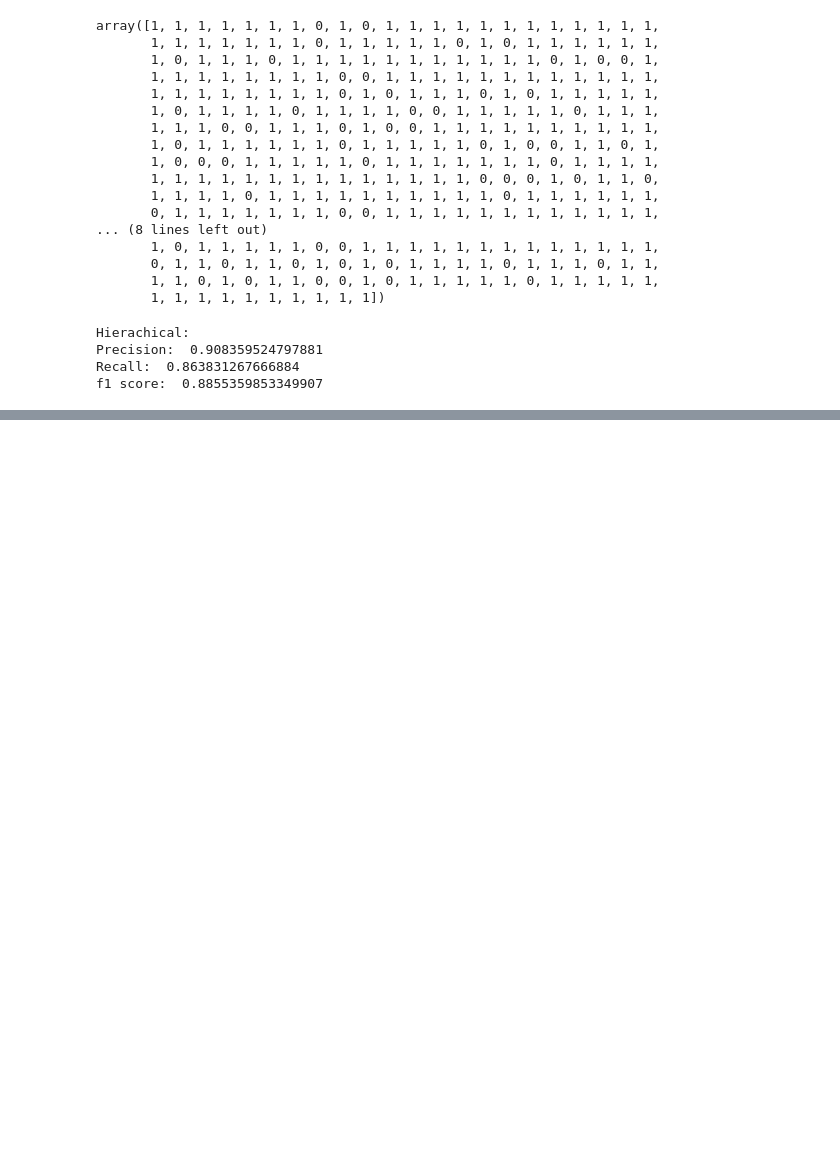
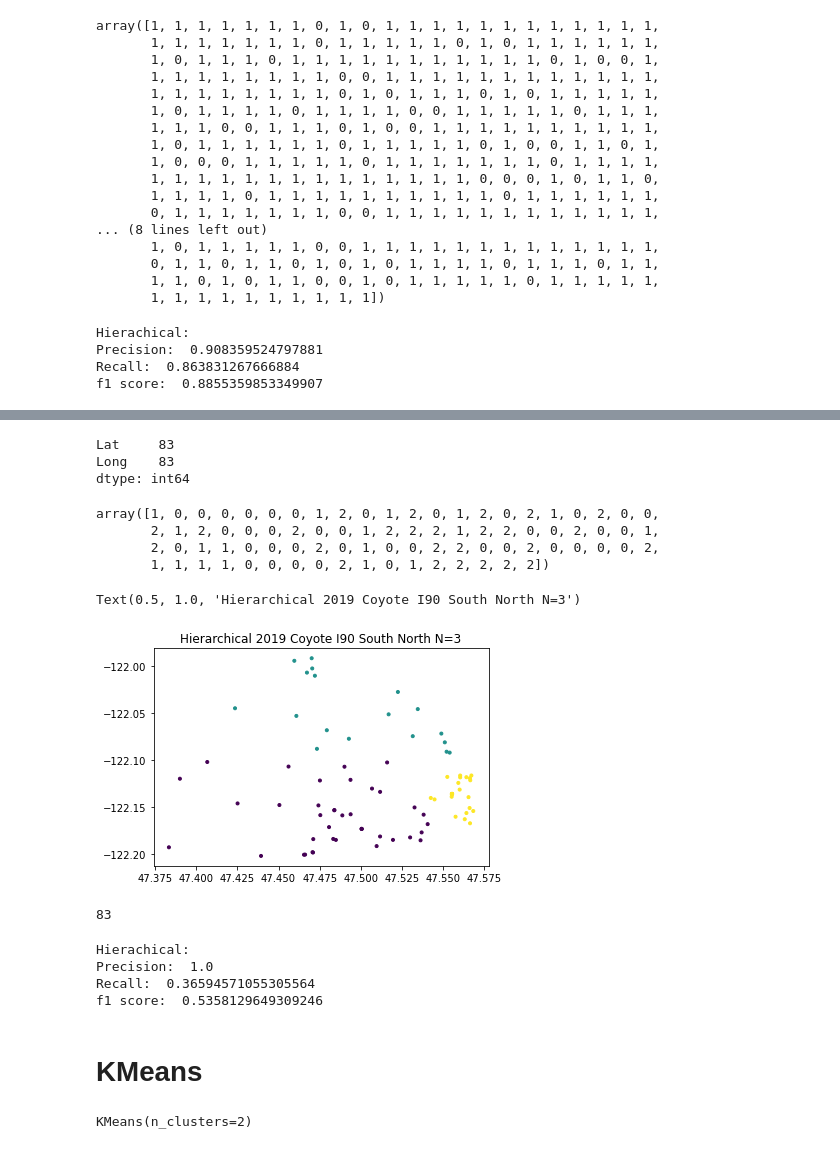
Before and after one commit to baew-seattleu/carnivore-spotter, a Jupyter notebook: Bcubed.ipynb, the cells around one changed output, grey strips where cells are left out. Drawn from its saved outputs; the diff is of its cells as text; code cells hidden in the pictures; blank space fills up the shorter version.

```diff
--- a/Bcubed.ipynb
+++ b/Bcubed.ipynb
@@ -629,0 +674,28 @@ f1 score:  0.8855359853349907
+# %%
+p_in_I90_South_North_2019 = []
+
+for p in rec19_king_numpy:
+    point= Point(p[0],p[1])
+    if(polygon_I90_South_North.contains(point)):
+        p_in_I90_South_North_2019.append(p)
+# %%
+df19_I90_South_North = pd.DataFrame(np.array(p_in_I90_South_North_2019),columns = ['Lat','Long'])
+df19_I90_South_North.count()
+# %% [output]
+Lat     83
+Long    83
+dtype: int64
+# %%
+hier_I90_South_North = AgglomerativeClustering(n_clusters = 3, affinity = 'euclidean', linkage = 'ward')
+hier_I90_South_North.fit_predict(df19_I90_South_North)
+# %% [output]
+array([1, 0, 0, 0, 0, 0, 0, 1, 2, 0, 1, 2, 0, 1, 2, 0, 2, 1, 0, 2, 0, 0,
+       2, 1, 2, 0, 0, 0, 2, 0, 0, 1, 2, 2, 2, 1, 2, 2, 0, 0, 2, 0, 0, 1,
+       2, 0, 1, 1, 0, 0, 0, 2, 0, 1, 0, 0, 2, 2, 0, 0, 2, 0, 0, 0, 0, 2,
+       1, 1, 1, 1, 0, 0, 0, 0, 2, 1, 0, 1, 2, 2, 2, 2, 2])
+# %%
+plt.scatter(df19_I90_South_North.iloc[:,0],df19_I90_South_North.iloc[:,1],c= hier_I90_South_North.labels_, marker = '.')
+plt.title('Hierarchical 2019 Coyote I90 South North N=3')
+# %% [output]
+Text(0.5, 1.0, 'Hierarchical 2019 Coyote I90 South North N=3')
+[figure, added]
@@ -629,0 +705,8 @@ f1 score:  0.8855359853349907
+# %%
+frames_I90SouthNorth = [df19_I90_South_North]
+
+labeled_I90SouthNorth_df = pd.concat(frames_I90SouthNorth)
+labeled_I90SouthNorth = labeled_I90SouthNorth_df.to_numpy()
+len(labeled_I90SouthNorth)
+# %% [output]
+83
@@ -629,0 +731,20 @@ f1 score:  0.8855359853349907
+# %%
+I90_South_North_precision_h = bcubed.precision(hier_cluster_output_hier_I90_South_North,assigned_label_northI90SouthNorth)
+I90_South_North_recall_h = bcubed.recall(hier_cluster_output_hier_I90_South_North, assigned_label_northI90SouthNorth)
+I90_South_North_fscore_h = bcubed.fscore(I90_South_North_precision_h,I90_South_North_recall_h)
+print("Hierachical:")
+print("Precision: ", I90_South_North_precision_h)
+print("Recall: ",I90_South_North_recall_h)
+print("f1 score: ", I90_South_North_fscore_h)
+# %% [output]
+Hierachical:
+Precision:  1.0
+Recall:  0.36594571055305564
+f1 score:  0.5358129649309246
+# %% [markdown]
+# KMeans
+# %%
+coyo19_kmeans_I90SouthNorth = KMeans(n_clusters=2)
+coyo19_kmeans_I90SouthNorth.fit(df19_I90_South_North)
+# %% [output]
+KMeans(n_clusters=2)
```
Also changed, not shown: parts of 77 cells of this notebook, 2 other files.
